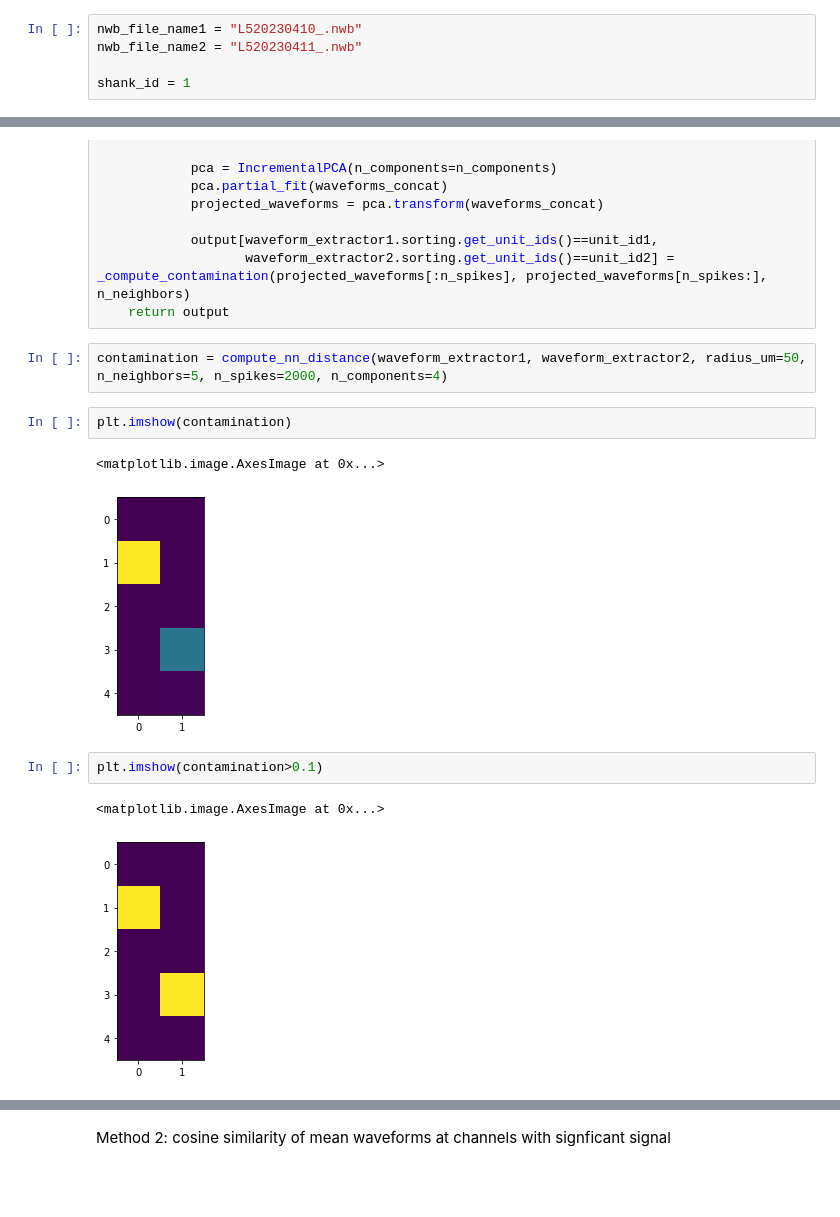
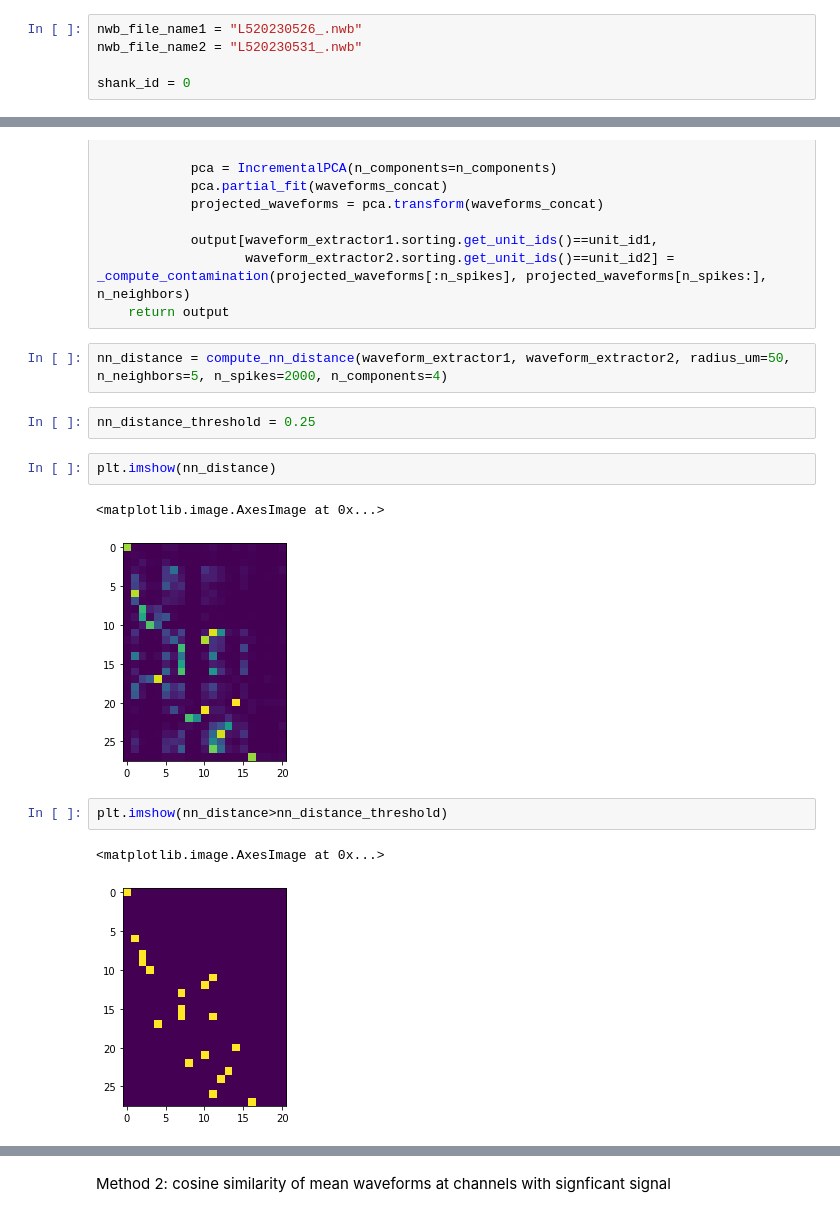
Before and after one commit to khl02007/cellmat, a Jupyter notebook: examples/stability_analysis.ipynb, the cells around one changed output, grey strips where cells are left out. Saved outputs shown, nothing was run; the diff lists cells and outputs as text; blank space fills up the shorter version.

```diff
--- a/examples/stability_analysis.ipynb
+++ b/examples/stability_analysis.ipynb
@@ -58,10 +58,10 @@ def curate_sorting(sorting, curation_labels, skip_merge=True):
 # %% [markdown]
 Define NWB file names
 # %%
-nwb_file_name1 = "L520230410_.nwb"
-nwb_file_name2 = "L520230411_.nwb"
+nwb_file_name1 = "L520230526_.nwb"
+nwb_file_name2 = "L520230531_.nwb"
 
-shank_id = 1
+shank_id = 0
 # %% [markdown]
 Load recording
 # %%
@@ -197,14 +197,16 @@ def compute_nn_distance(waveform_extractor1, waveform_extractor2, radius_um=50,
                    waveform_extractor2.sorting.get_unit_ids()==unit_id2] = _compute_contamination(projected_waveforms[:n_spikes], projected_waveforms[n_spikes:], n_neighbors)
     return output
 # %%
-contamination = compute_nn_distance(waveform_extractor1, waveform_extractor2, radius_um=50, n_neighbors=5, n_spikes=2000, n_components=4)
+nn_distance = compute_nn_distance(waveform_extractor1, waveform_extractor2, radius_um=50, n_neighbors=5, n_spikes=2000, n_components=4)
+# %%
+nn_distance_threshold = 0.25
 # %%
-plt.imshow(contamination)
+plt.imshow(nn_distance)
 # %% [output]
 <matplotlib.image.AxesImage at 0x...>
-[figure, old version]
+[figure, new version]
 # %%
-plt.imshow(contamination>0.1)
+plt.imshow(nn_distance>nn_distance_threshold)
 # %% [output]
 <matplotlib.image.AxesImage at 0x...>
-[figure, old version]
+[figure, new version]
```
Also changed, not shown: parts of 16 cells of this notebook.
